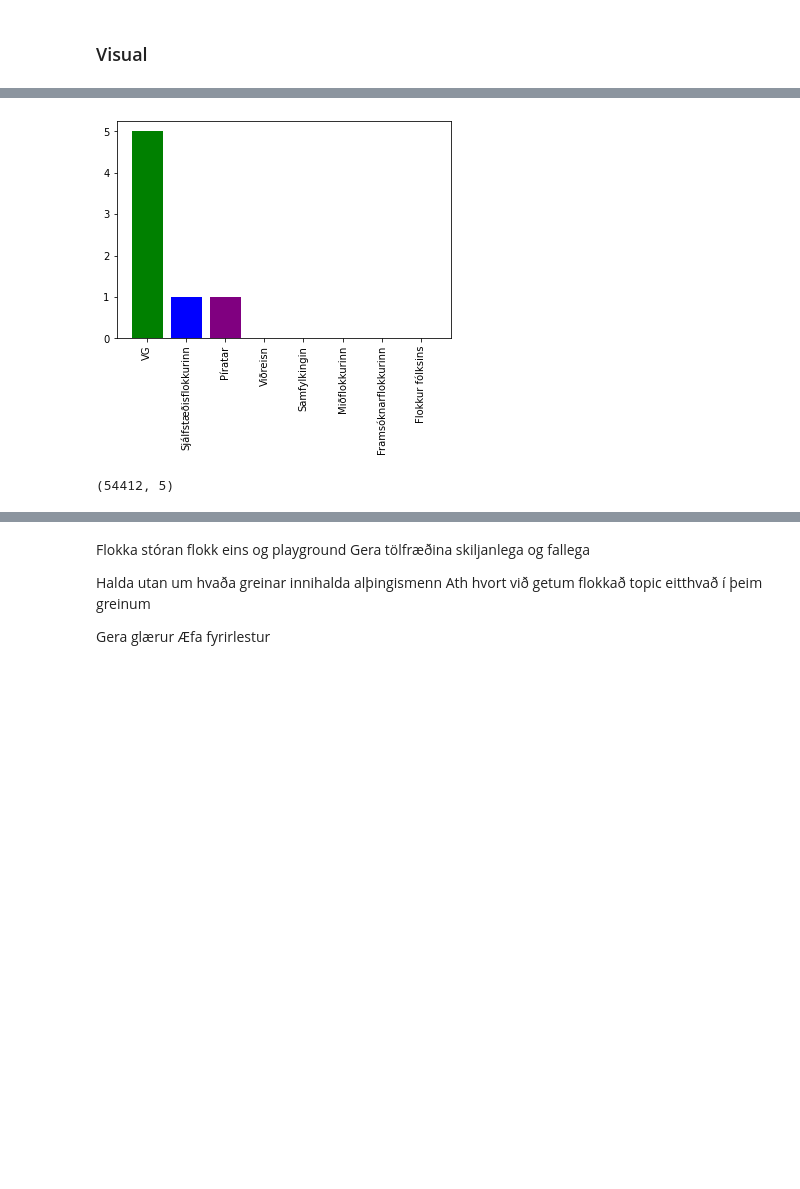
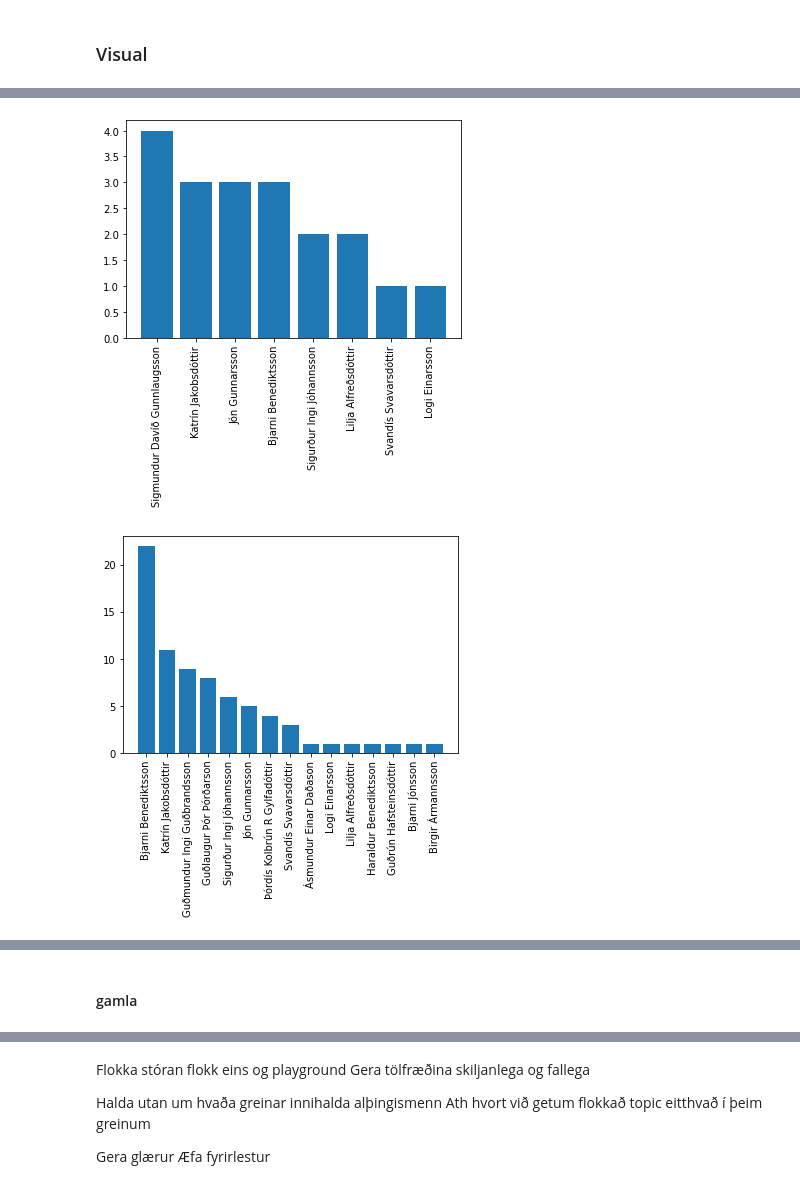
Before and after one commit to eliasbe/Maltaekni-natturuvernd, a Jupyter notebook: VinnubokEBE.ipynb, the cells around one changed output, grey strips where cells are left out. Drawn from its saved outputs; the diff is of its cells as text; code cells hidden in the pictures; blank space fills up the shorter version.

```diff
--- a/VinnubokEBE.ipynb
+++ b/VinnubokEBE.ipynb
@@ -1219,0 +985,26 @@ dummy = sort_dict(current_party_hits)
+# %%
+def plot_year(df, year):
+    dfyear = df[np.logical_and(df["time"] > pd.to_datetime(f"{year-1}/12/31 23:59"), df["time"] < pd.to_datetime(f"{year + 1}/01/01 00:00"))]
+
+    year_members = defaultdict(int)
+    for i in dfyear.index:
+        for key in dfyear.loc[i]["pos"].keys():
+            year_members[key] += 1
+
+    year_members = sort_dict(year_members)
+
+    plt.bar(year_members.keys(), year_members.values())
+    plt.xticks(rotation=90)
+    plt.show()
+
+    # flokkar_count = defaultdict(int)
+    # for i in dfyear.index:
+    #     flokkar_count[dfyear.loc[i]["party"]] += dfyear.loc[i]["count"]
+    #
+    # plot_flokk(flokkar_count)
+# %%
+for year in range(2016, 2021):
+    plot_year(incl_id_stat, year)
+# %% [output]
+[figure, added]
+[figure, added]
@@ -1220,3 +1014,5 @@ dummy = sort_dict(current_party_hits)
+# %% [markdown]
+#### gamla
 # %%
 def plot_flokk(bok, save=None):
     colors = list()
@@ -1231,10 +1027,6 @@ def plot_flokk(bok, save=None):
     if save:
         plt.savefig("./pics/" + save + ".jpeg", bbox_inches="tight")
     plt.show()
-# %%
-plot_flokk(dummy)
-# %% [output]
-[figure, removed]
 # %%
 party_color = {'VG': 'green',
                'Sjálfstæðisflokkurinn': 'blue',
@@ -1245,10 +1037,3 @@ party_color = {'VG': 'green',
                'Framsóknarflokkurinn': 'green',
                'Flokkur fólksins': 'yellow'
               }
-# %%
-current_member_hits = dict()
-current_party_hits = dict()
-for fl in current_flokkar:
-    current_party_hits[fl] = 0
-# %% [output]
-(54412, 5)
```
Also changed, not shown: parts of 76 cells of this notebook, 21 other files.
